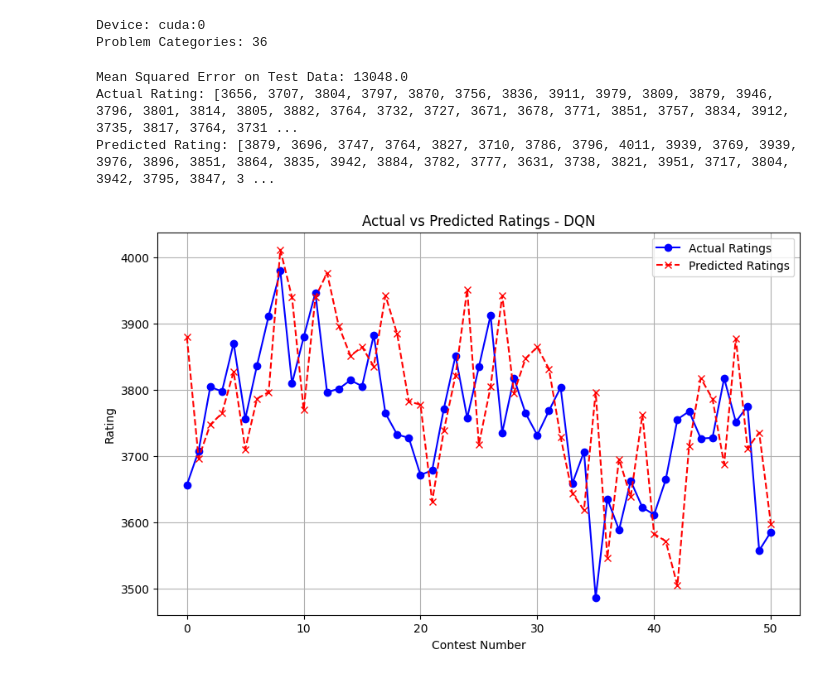
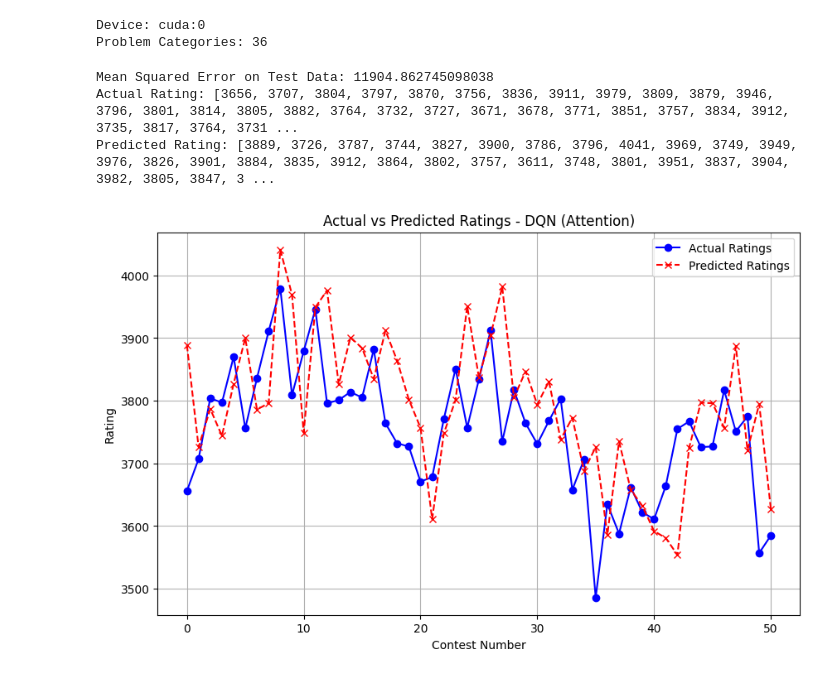
Before and after one commit to tasnim7ahmed/cf-rating, a Jupyter notebook: predictor-DQN-Attention.ipynb, the cells around one changed output. Saved outputs shown, nothing was run; the diff lists cells and outputs as text; code cells hidden in the pictures.

Commit message:
training done

```diff
--- a/predictor-DQN-Attention.ipynb
+++ b/predictor-DQN-Attention.ipynb
@@ -256,7 +256,7 @@ def calculate_reward(action, actual_rating_change):
     return scaled_reward
 
 # Training Loop
-epochs = 100  # Number of times to iterate over the training dataset
+epochs = 500  # Number of times to iterate over the training dataset
 num_episodes = len(train_data)
 
 max_steps_per_episode = 100  # Define maximum steps per episode if not already defined
@@ -331,34 +331,34 @@ def evaluate_model(agent, test_data, action_values):
         predicted_rating_change = action_value
         actual_next_rating = test_data.iloc[episode]['New Rating']  # This is the true rating after the contest
         predicted_next_rating = test_data.iloc[episode]['Old Rating'] + predicted_rating_change  # Prediction
 
         test_predictions.append(predicted_next_rating)
         test_actuals.append(actual_next_rating)
 
     mse = np.mean((np.array(test_predictions) - np.array(test_actuals)) ** 2)
     print(f"Mean Squared Error on Test Data: {mse}")
 
     print(f"Actual Rating: {test_actuals}")
     print(f"Predicted Rating: {test_predictions}")
 
     # Plotting
     plt.figure(figsize=(10, 6))
     plt.plot(episodes, test_actuals, label='Actual Ratings', color='blue', marker='o')
     plt.plot(episodes, test_predictions, label='Predicted Ratings', color='red', linestyle='dashed', marker='x')
-    plt.title('Actual vs Predicted Ratings - DQN')
+    plt.title('Actual vs Predicted Ratings - DQN (Attention)')
     plt.xlabel('Contest Number')
     plt.ylabel('Rating')
     plt.legend()
     plt.grid(True)
     # Save the figure
     plt.savefig('actual_vs_predicted_ratings_DQN_Attention.png', dpi=1200)  # Adjust the file name and dpi as needed
 
     plt.show()
 
 # Call the evaluate function
 evaluate_model(agent, test_data, action_values)
 # %% [output]
-Mean Squared Error on Test Data: 13048.0
+Mean Squared Error on Test Data: 11904.862745098038
 Actual Rating: [3656, 3707, 3804, 3797, 3870, 3756, 3836, 3911, 3979, 3809, 3879, 3946, 3796, 3801, 3814, 3805, 3882, 3764, 3732, 3727, 3671, 3678, 3771, 3851, 3757, 3834, 3912, 3735, 3817, 3764, 3731 ...
-Predicted Rating: [3879, 3696, 3747, 3764, 3827, 3710, 3786, 3796, 4011, 3939, 3769, 3939, 3976, 3896, 3851, 3864, 3835, 3942, 3884, 3782, 3777, 3631, 3738, 3821, 3951, 3717, 3804, 3942, 3795, 3847, 3 ...
+Predicted Rating: [3889, 3726, 3787, 3744, 3827, 3900, 3786, 3796, 4041, 3969, 3749, 3949, 3976, 3826, 3901, 3884, 3835, 3912, 3864, 3802, 3757, 3611, 3748, 3801, 3951, 3837, 3904, 3982, 3805, 3847, 3 ...
-[figure, old version]
+[figure, new version]
```
Also changed, not shown: 1 other file.
